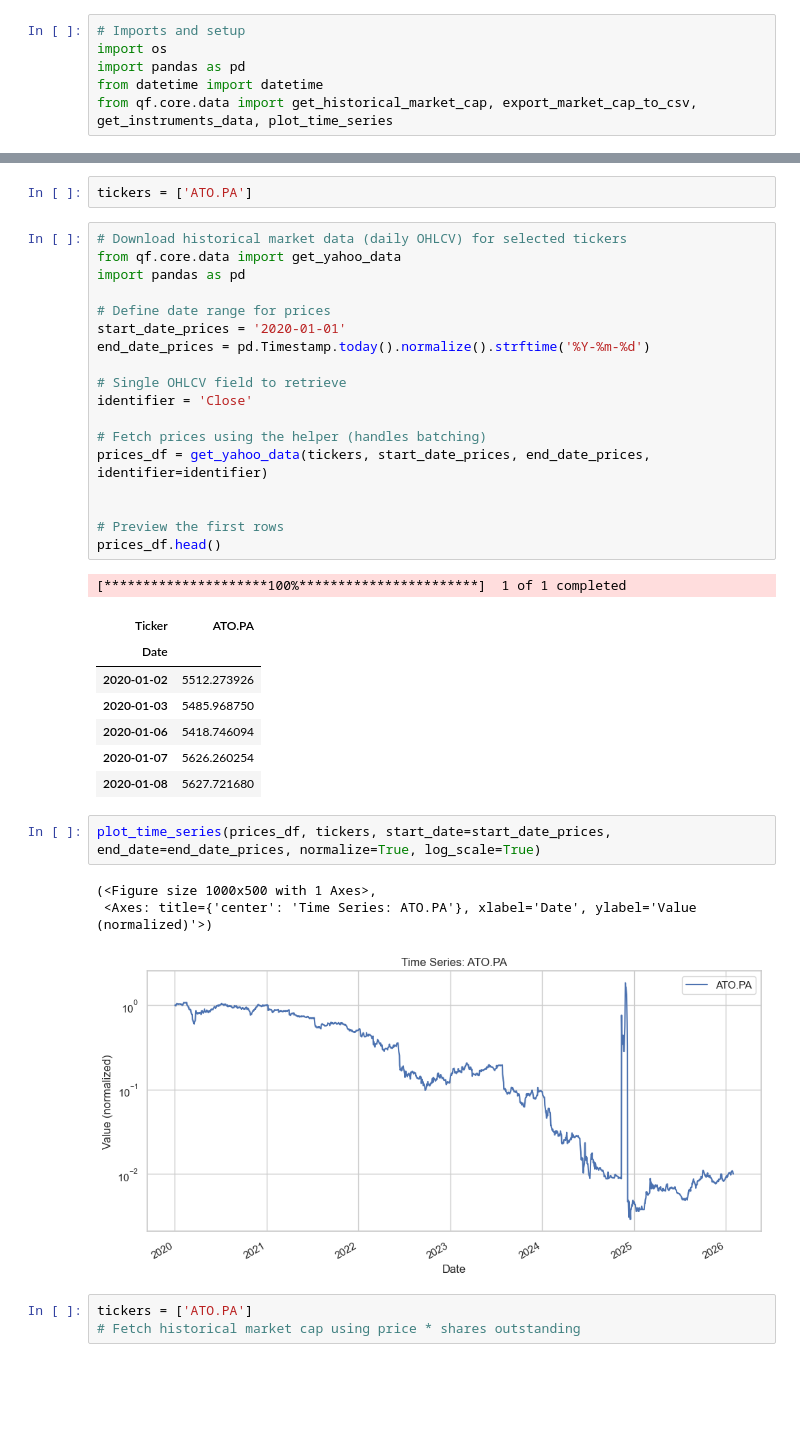
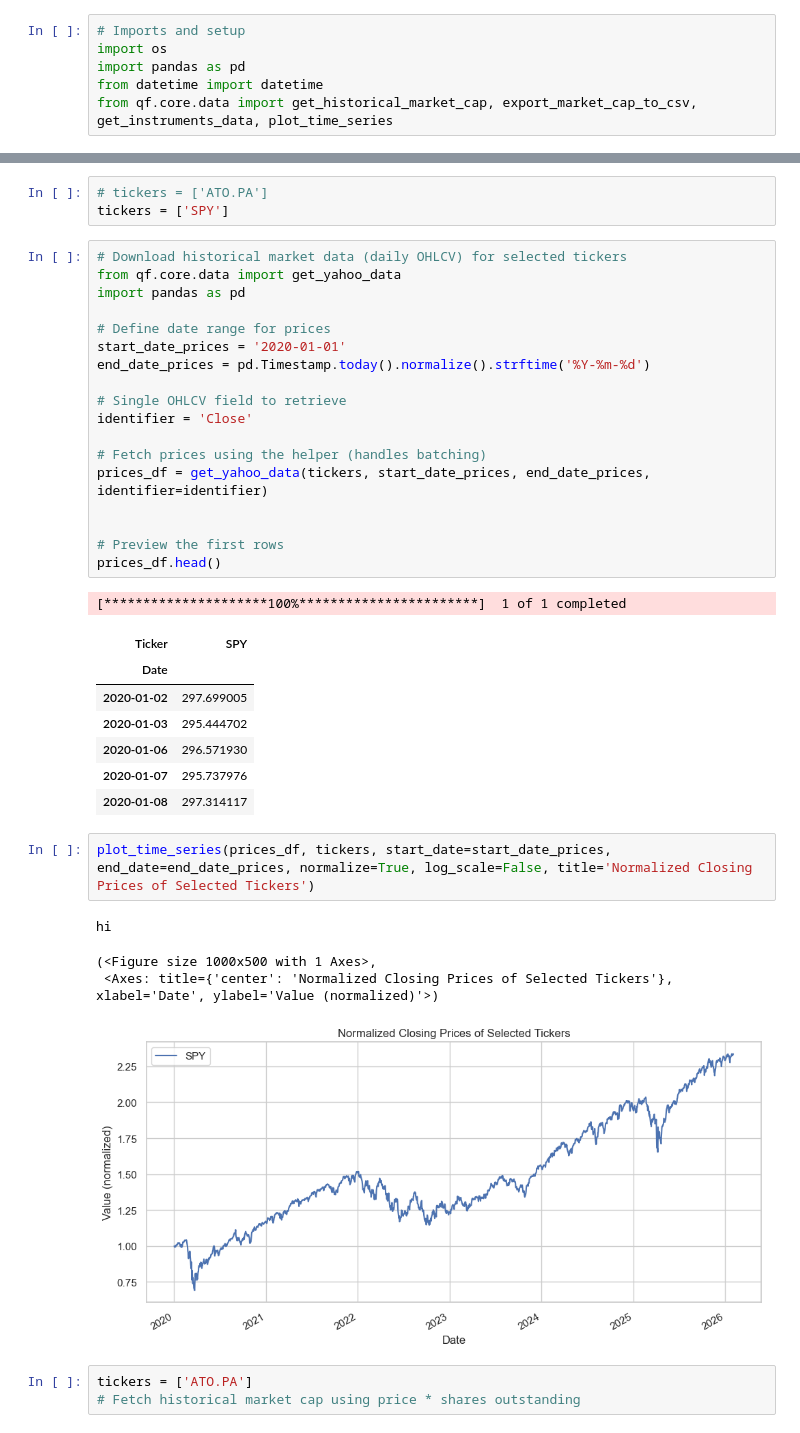
Before and after one commit to yev-dev/quant-finance, a Jupyter notebook: qf/clustering/ead.ipynb, the cells around one changed output, grey strips where cells are left out. Cells and saved outputs as stored; diff of their text form; blank space fills up the shorter version.

```diff
--- a/qf/clustering/ead.ipynb
+++ b/qf/clustering/ead.ipynb
@@ -22,5 +22,6 @@ tickers
 # %%
-tickers = ['ATO.PA']
+# tickers = ['ATO.PA']
+tickers = ['SPY']
 # %%
 # Download historical market data (daily OHLCV) for selected tickers
 from qf.core.data import get_yahoo_data
@@ -41,19 +42,20 @@ prices_df = get_yahoo_data(tickers, start_date_prices, end_date_prices, identifi
 prices_df.head()
 # %% [output]
 [*********************100%***********************]  1 of 1 completed
-| Ticker | ATO.PA |
+| Ticker | SPY |
 | Date |  |
-| 2020-01-02 | 5512.273926 |
-| 2020-01-03 | 5485.968750 |
-| 2020-01-06 | 5418.746094 |
-| 2020-01-07 | 5626.260254 |
-| 2020-01-08 | 5627.721680 |
+| 2020-01-02 | 297.699005 |
+| 2020-01-03 | 295.444702 |
+| 2020-01-06 | 296.571930 |
+| 2020-01-07 | 295.737976 |
+| 2020-01-08 | 297.314117 |
 # %%
-plot_time_series(prices_df, tickers, start_date=start_date_prices, end_date=end_date_prices, normalize=True, log_scale=True)
+plot_time_series(prices_df, tickers, start_date=start_date_prices, end_date=end_date_prices, normalize=True, log_scale=False, title='Normalized Closing Prices of Selected Tickers')
 # %% [output]
-(<Figure size 1000x500 with 1 Axes>,
- <Axes: title={'center': 'Time Series: ATO.PA'}, xlabel='Date', ylabel='Value (normalized)'>)
+hi
+(<Figure size 1000x500 with 1 Axes>,
+ <Axes: title={'center': 'Normalized Closing Prices of Selected Tickers'}, xlabel='Date', ylabel='Value (normalized)'>)
-[figure, old version]
+[figure, new version]
 # %%
 tickers = ['ATO.PA']
 # Fetch historical market cap using price * shares outstanding
```
Also changed, not shown: parts of 6 cells of this notebook, 2 other files.
